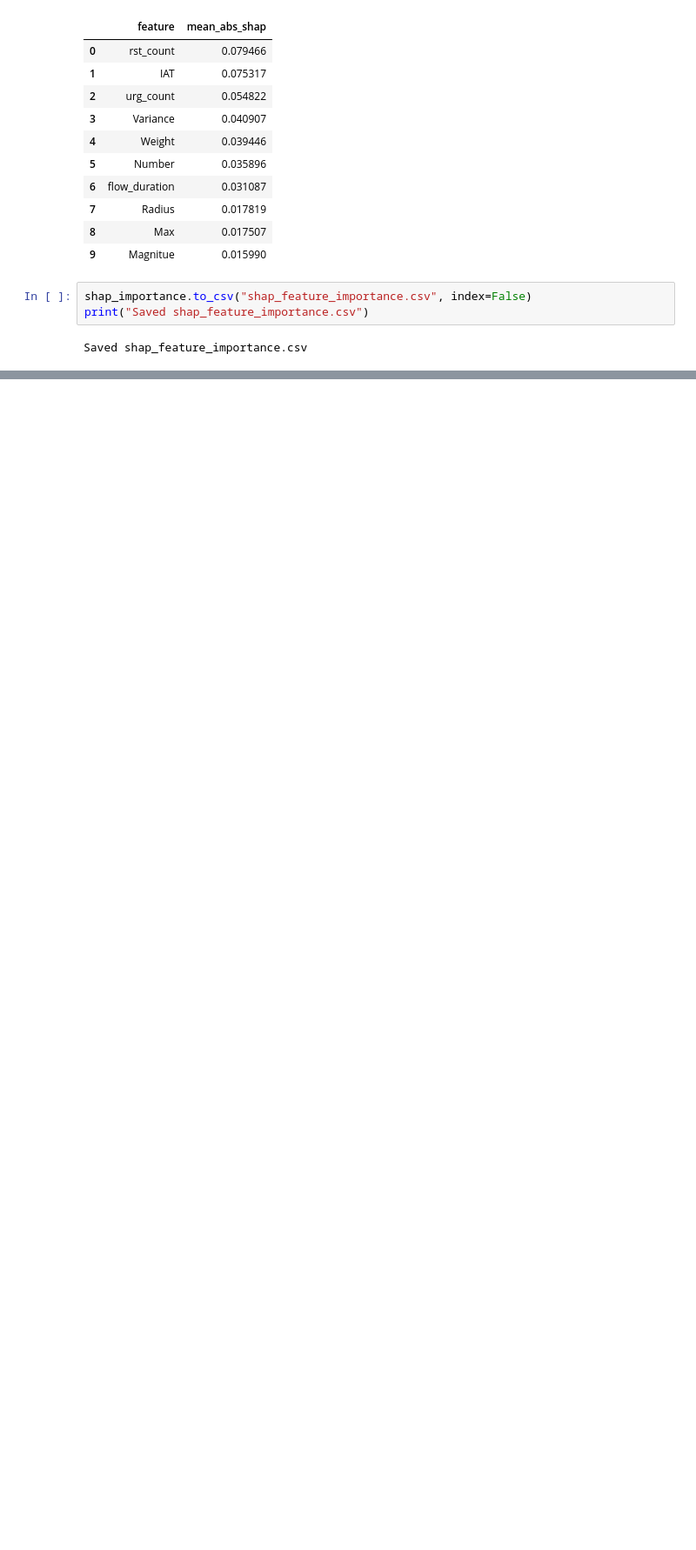
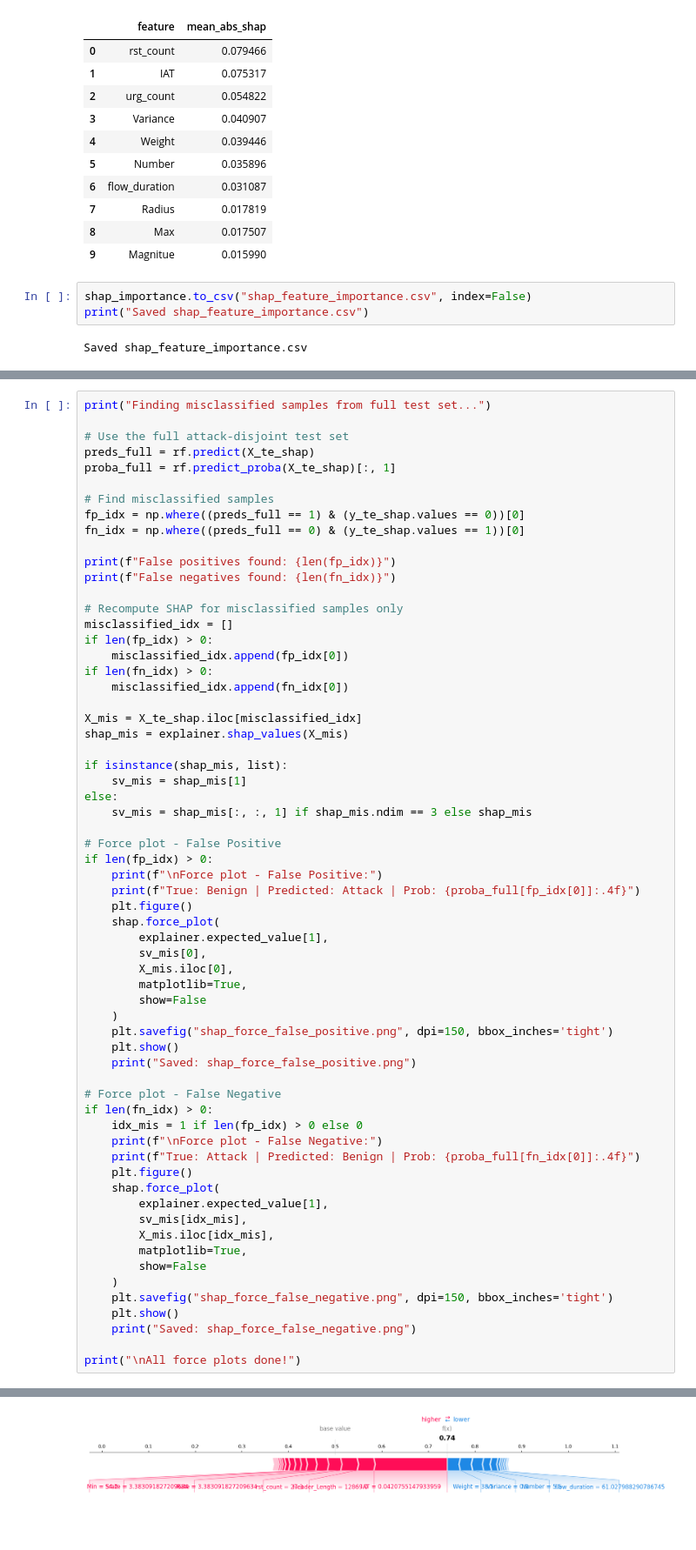
Before and after one commit to danjela234/CICIOT23, a Jupyter notebook: Thesis_Experiment.ipynb, the cells around one changed output, grey strips where cells are left out. Shown at 87% size. Saved outputs shown, nothing was run; the diff lists cells and outputs as text; blank space fills up the shorter version.

```diff
--- a/Thesis_Experiment.ipynb
+++ b/Thesis_Experiment.ipynb
@@ -493,0 +1758,64 @@ Saved shap_feature_importance.csv
+# %%
+print("Finding misclassified samples from full test set...")
+
+# Use the full attack-disjoint test set
+preds_full = rf.predict(X_te_shap)
+proba_full = rf.predict_proba(X_te_shap)[:, 1]
+
+# Find misclassified samples
+fp_idx = np.where((preds_full == 1) & (y_te_shap.values == 0))[0]
+fn_idx = np.where((preds_full == 0) & (y_te_shap.values == 1))[0]
+
+print(f"False positives found: {len(fp_idx)}")
+print(f"False negatives found: {len(fn_idx)}")
+
+# Recompute SHAP for misclassified samples only
+misclassified_idx = []
+if len(fp_idx) > 0:
+    misclassified_idx.append(fp_idx[0])
+if len(fn_idx) > 0:
+    misclassified_idx.append(fn_idx[0])
+
+X_mis = X_te_shap.iloc[misclassified_idx]
+shap_mis = explainer.shap_values(X_mis)
+
+if isinstance(shap_mis, list):
+    sv_mis = shap_mis[1]
+else:
+    sv_mis = shap_mis[:, :, 1] if shap_mis.ndim == 3 else shap_mis
+
+# Force plot - False Positive
+if len(fp_idx) > 0:
+    print(f"\nForce plot - False Positive:")
+    print(f"True: Benign | Predicted: Attack | Prob: {proba_full[fp_idx[0]]:.4f}")
+    plt.figure()
+    shap.force_plot(
+        explainer.expected_value[1],
+        sv_mis[0],
+        X_mis.iloc[0],
+        matplotlib=True,
+        show=False
+    )
+    plt.savefig("shap_force_false_positive.png", dpi=150, bbox_inches='tight')
+    plt.show()
+    print("Saved: shap_force_false_positive.png")
+
+# Force plot - False Negative
+if len(fn_idx) > 0:
+    idx_mis = 1 if len(fp_idx) > 0 else 0
+    print(f"\nForce plot - False Negative:")
+    print(f"True: Attack | Predicted: Benign | Prob: {proba_full[fn_idx[0]]:.4f}")
+    plt.figure()
+    shap.force_plot(
+        explainer.expected_value[1],
+        sv_mis[idx_mis],
+        X_mis.iloc[idx_mis],
+        matplotlib=True,
+        show=False
+    )
+    plt.savefig("shap_force_false_negative.png", dpi=150, bbox_inches='tight')
+    plt.show()
+    print("Saved: shap_force_false_negative.png")
+
+print("\nAll force plots done!")
+# %% [output]
@@ -493,0 +1829 @@ Saved shap_feature_importance.csv
+[figure, added]
```
Also changed, not shown: parts of 22 cells of this notebook, 1 other file.
